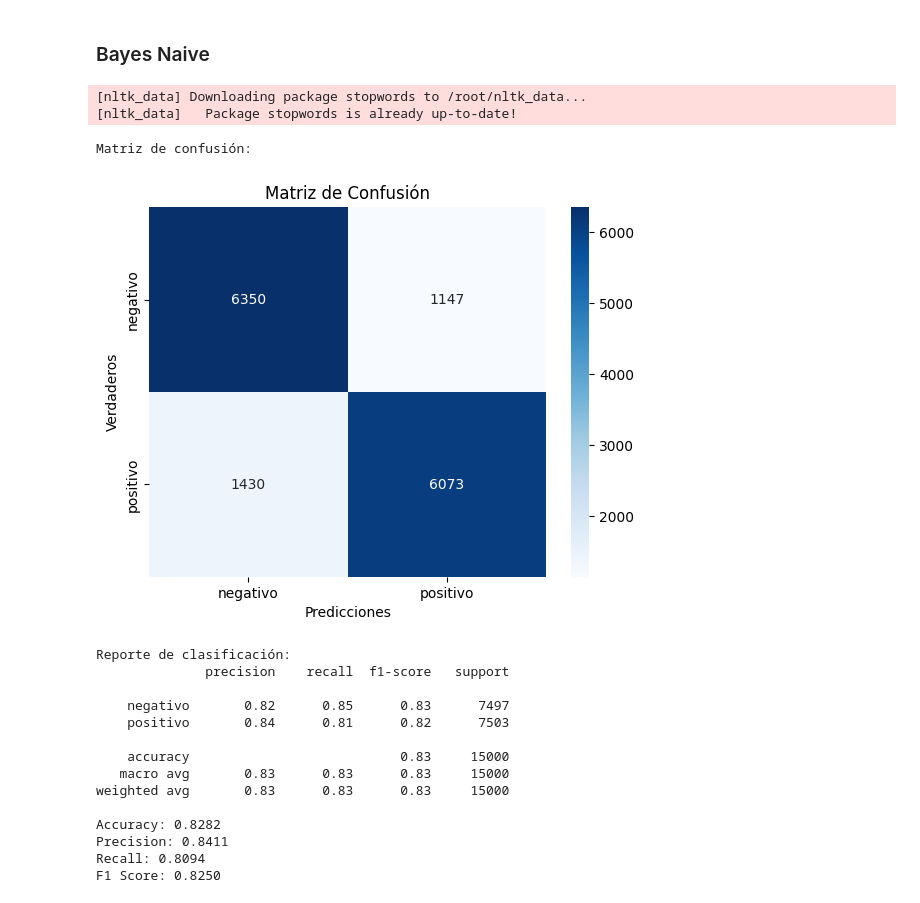
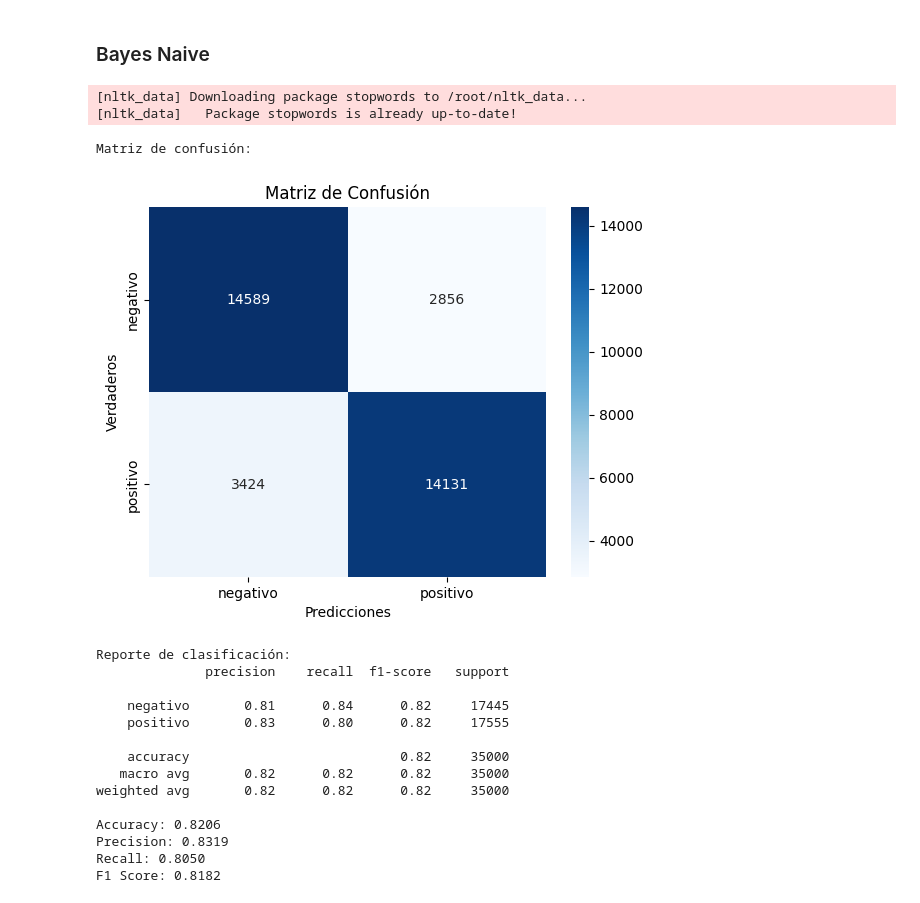
Before and after one commit to lautitorraca/7506R-2C2023-GRUPO24, a Jupyter notebook: TP2/7506R_TP2_GRUPO24_BAYES_NAIVE.ipynb, the cells around one changed output. Drawn from its saved outputs; the diff is of its cells as text; code cells hidden in the pictures.

```diff
--- a/TP2/7506R_TP2_GRUPO24_BAYES_NAIVE.ipynb
+++ b/TP2/7506R_TP2_GRUPO24_BAYES_NAIVE.ipynb
@@ -42,3 +28,13 @@ train = train.sort_values(by="ID").reset_index(drop=True).drop("ID", axis=1)
+# %%
+
+url_train = '/content/train_limpio.csv'
+url_test = '/content/test_limpio.csv'
+
+train = pd.read_csv(url_train)
+test = pd.read_csv(url_test)
+# %%
+test['review_es_clean'].fillna("negativo", inplace=True)
+train.dropna(inplace = True)
 # %%
 # Constantes
 SEED=24
@@ -97,7 +81,7 @@ train['sentimiento'] = label_encoder.fit_transform(train['sentimiento'])
 
 # Dividir el conjunto de datos en un conjunto de entrenamiento y un conjunto de prueba
 X_train, X_test, y_train, y_test = train_test_split(
-    train['review_es'], train['sentimiento'], test_size=0.3, random_state=SEED)
+    train['review_es_clean'], train['sentimiento'], test_size=0.7, random_state=SEED)
 
 # Crear un pipeline que vectorice los datos y luego aplique Naive Bayes
 pipeline = make_pipeline(
@@ -112,46 +96,46 @@ pipeline.fit(X_train, y_train)
 y_pred = pipeline.predict(X_test)
 
 # Evaluar el modelo
 cm = confusion_matrix(y_test, y_pred)
 print("Matriz de confusión:")
 sns.heatmap(cm, annot=True, fmt='d', cmap='Blues', xticklabels=label_encoder.classes_, yticklabels=label_encoder.classes_)
 plt.ylabel('Verdaderos')
 plt.xlabel('Predicciones')
 plt.title('Matriz de Confusión')
 plt.show()
 
 # Calcular métricas de evaluación
 report = classification_report(y_test, y_pred, target_names=label_encoder.classes_)
 print("\nReporte de clasificación:")
 print(report)
 
 # Imprimir métricas individuales
 accuracy = accuracy_score(y_test, y_pred)
 precision = precision_score(y_test, y_pred)
 recall = recall_score(y_test, y_pred)
 f1 = f1_score(y_test, y_pred)
 
 print(f"Accuracy: {accuracy:.4f}")
 print(f"Precision: {precision:.4f}")
 print(f"Recall: {recall:.4f}")
 print(f"F1 Score: {f1:.4f}")
 # %% [output]
 [nltk_data] Downloading package stopwords to /root/nltk_data...
 [nltk_data]   Package stopwords is already up-to-date!
 Matriz de confusión:
-[figure, old version]
+[figure, new version]
 Reporte de clasificación:
               precision    recall  f1-score   support
 
-    negativo       0.82      0.85      0.83      7497
-    positivo       0.84      0.81      0.82      7503
+    negativo       0.81      0.84      0.82     17445
+    positivo       0.83      0.80      0.82     17555
 
-    accuracy                           0.83     15000
-   macro avg       0.83      0.83      0.83     15000
-weighted avg       0.83      0.83      0.83     15000
+    accuracy                           0.82     35000
+   macro avg       0.82      0.82      0.82     35000
+weighted avg       0.82      0.82      0.82     35000
 
-Accuracy: 0.8282
-Precision: 0.8411
-Recall: 0.8094
-F1 Score: 0.8250
+Accuracy: 0.8206
+Precision: 0.8319
+Recall: 0.8050
+F1 Score: 0.8182
 # %%
```
Also changed, not shown: parts of 7 cells of this notebook.
